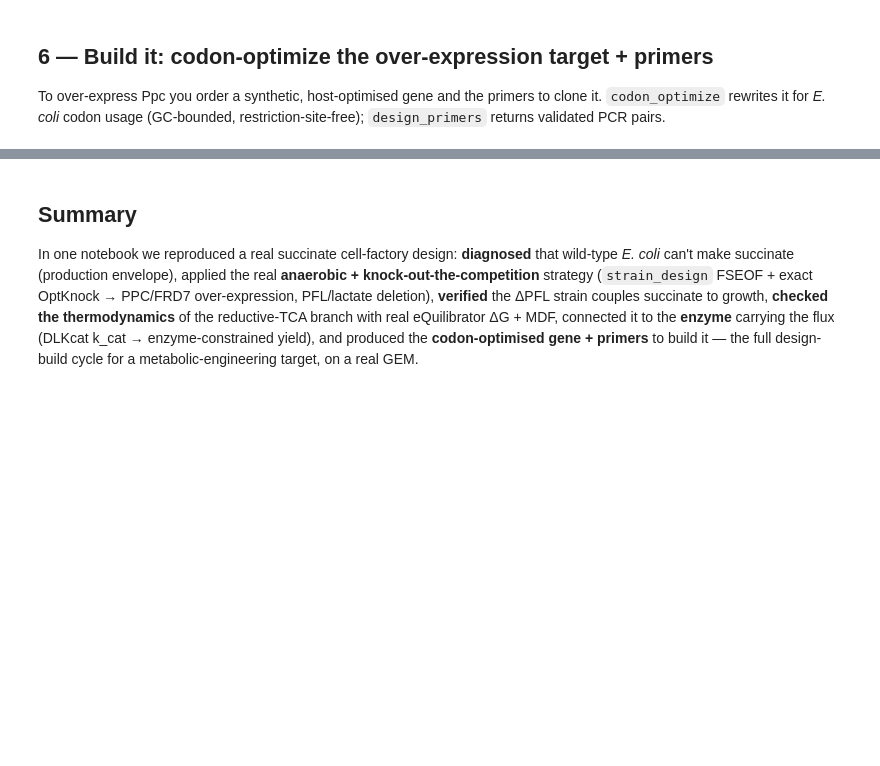
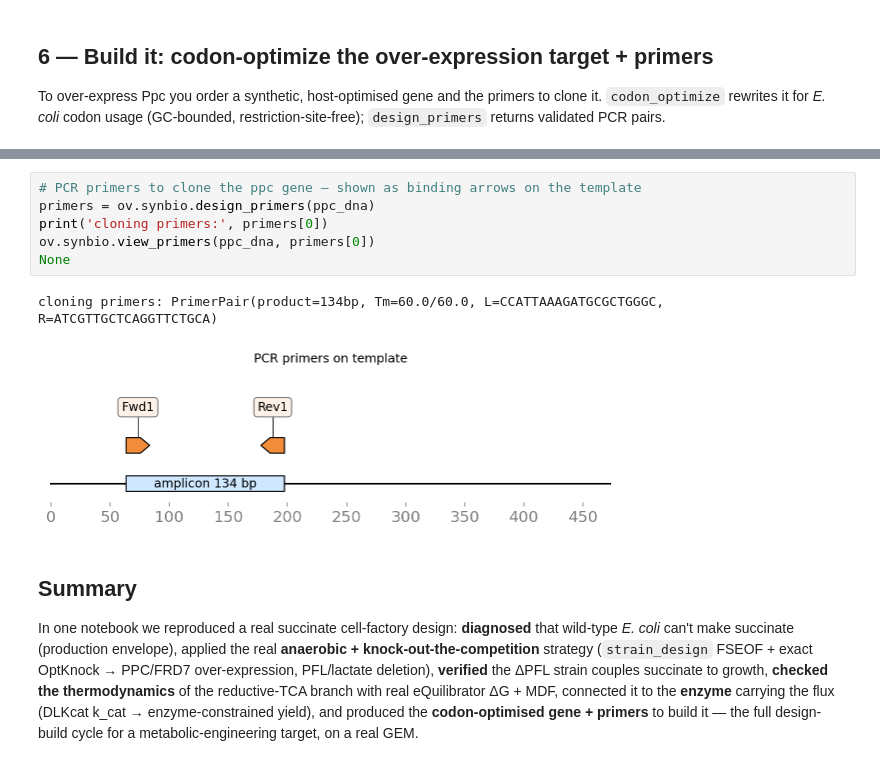
Before and after one commit to Starlitnightly/omicverse-tutorials, a Jupyter notebook: docs/Tutorials-synbio/t_synbio_case01_succinate.ipynb, the cells around one changed output, grey strips where cells are left out. Cells and saved outputs as stored; diff of their text form; blank space fills up the shorter version.

```diff
--- a/docs/Tutorials-synbio/t_synbio_case01_succinate.ipynb
+++ b/docs/Tutorials-synbio/t_synbio_case01_succinate.ipynb
@@ -154,3 +157,12 @@ cloning primers: PrimerPair(product=134bp, Tm=60.0/60.0, L=CCATTAAAGATGCGCTGGGC,
+# %%
+# PCR primers to clone the ppc gene — shown as binding arrows on the template
+primers = ov.synbio.design_primers(ppc_dna)
+print('cloning primers:', primers[0])
+ov.synbio.view_primers(ppc_dna, primers[0])
+None
+# %% [output]
+cloning primers: PrimerPair(product=134bp, Tm=60.0/60.0, L=CCATTAAAGATGCGCTGGGC, R=ATCGTTGCTCAGGTTCTGCA)
+[figure, added]
 # %% [markdown]
 ## Summary
 
```
Also changed, not shown: parts of 1 cell of this notebook, 2 other files.
